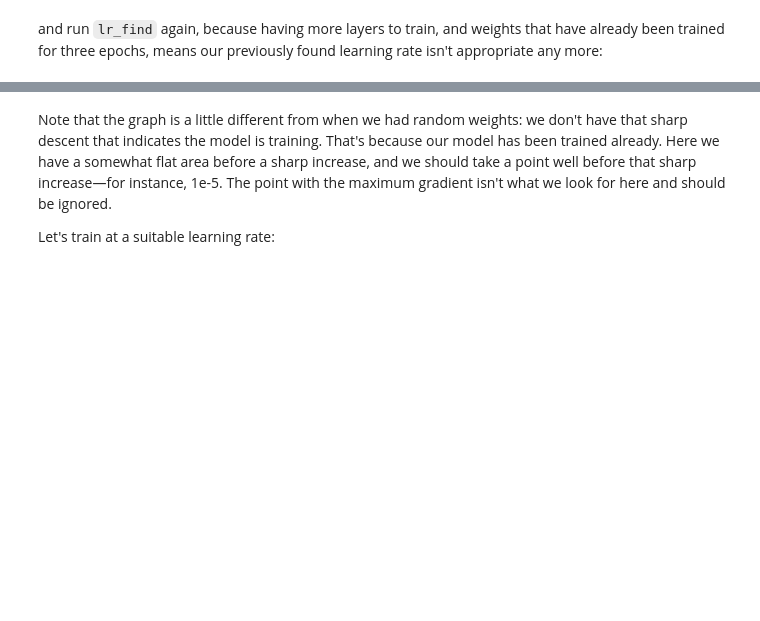
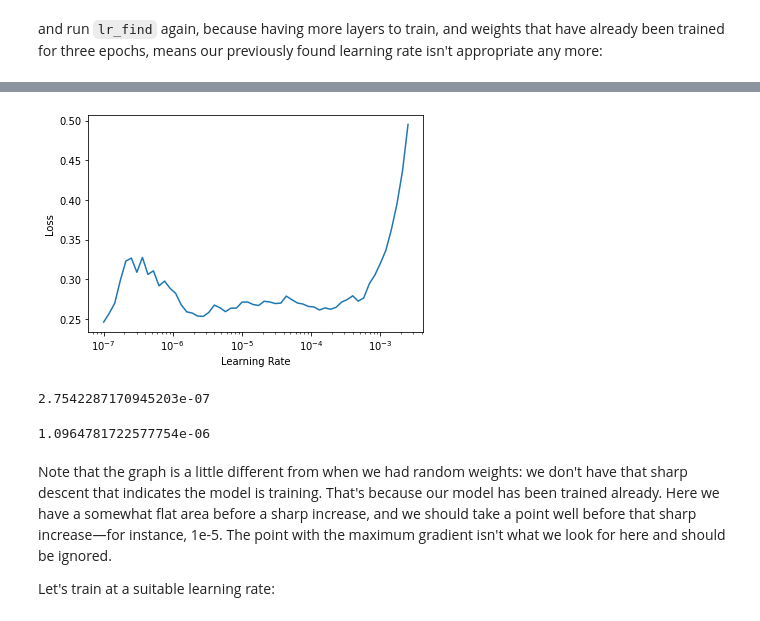
Before and after one commit to Aravinda89/fastai_bootcamp, a Jupyter notebook: Gayan_dl_201_cohort2_05_pet_breeds_w_assignments.ipynb, the cells around one changed output, grey strips where cells are left out. Drawn from its saved outputs; the diff is of its cells as text; code cells hidden in the pictures; blank space fills up the shorter version.

```diff
--- a/Gayan_dl_201_cohort2_05_pet_breeds_w_assignments.ipynb
+++ b/Gayan_dl_201_cohort2_05_pet_breeds_w_assignments.ipynb
@@ -674,0 +697,3 @@ SuggestedLRs(lr_min=1.2022644114040304e-06, lr_steep=1.3182567499825382e-06)
+# %%
+lr_min,lr_steep = learn.lr_find()
+# %% [output]
@@ -675,3 +701,12 @@ SuggestedLRs(lr_min=1.2022644114040304e-06, lr_steep=1.3182567499825382e-06)
+[figure, added]
+# %%
+lr_min
+# %% [output]
+2.7542287170945203e-07
+# %%
+lr_steep
+# %% [output]
+1.0964781722577754e-06
 # %% [markdown]
 Note that the graph is a little different from when we had random weights: we don't have that sharp descent that indicates the model is training. That's because our model has been trained already. Here we have a somewhat flat area before a sharp increase, and we should take a point well before that sharp increase—for instance, 1e-5. The point with the maximum gradient isn't what we look for here and should be ignored.
 
```
Also changed, not shown: parts of 29 cells of this notebook.
